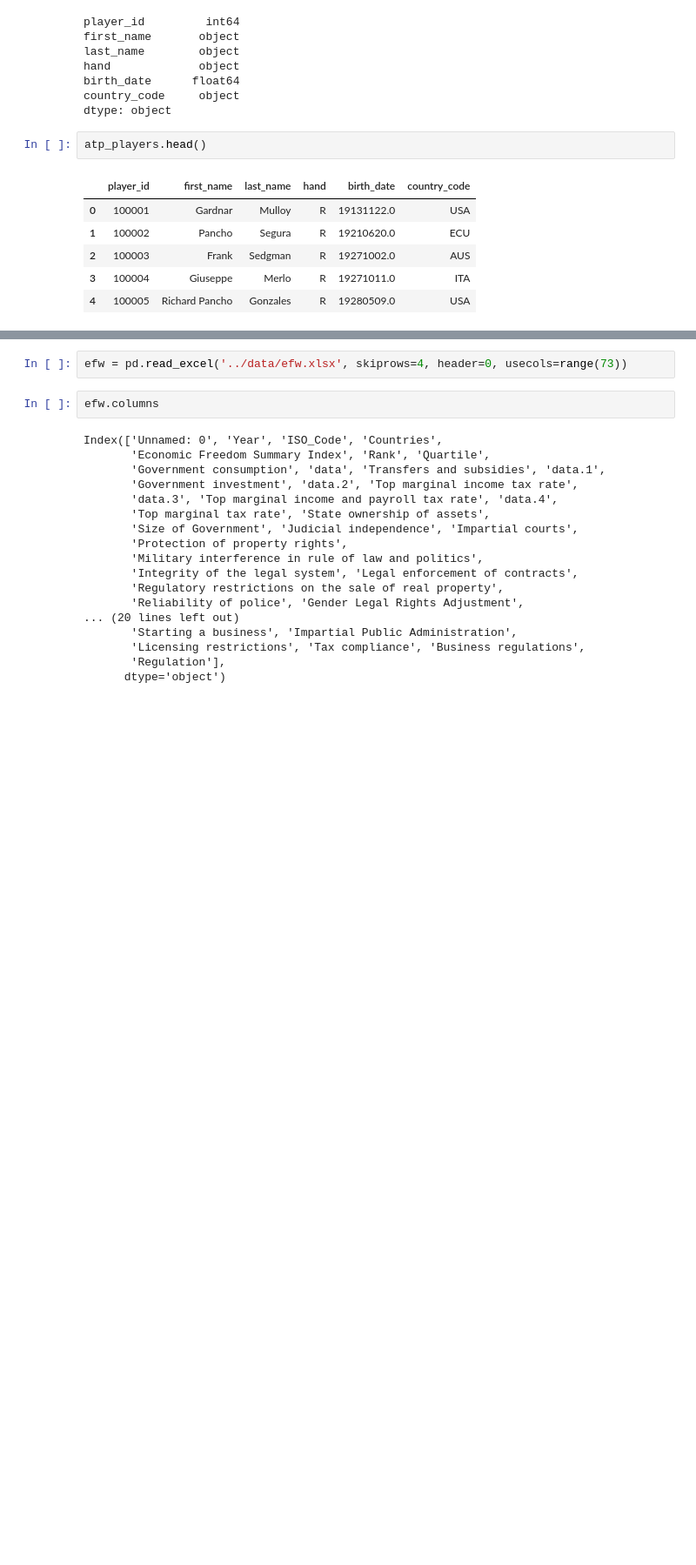
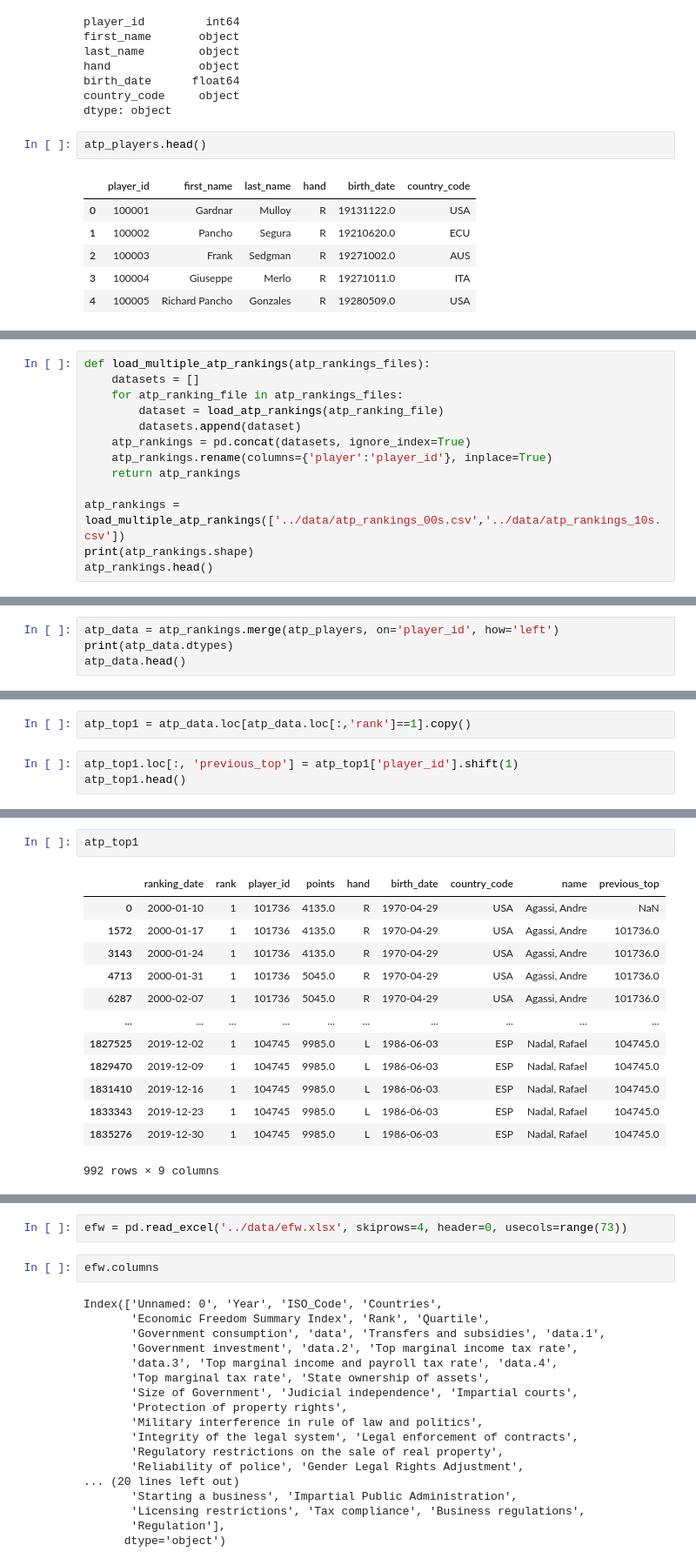
Before and after one commit to AaltoSciComp/data-analysis-workflows-course, a Jupyter notebook: python_exercises/ch2-python-lecture.ipynb, the cells around one changed output, grey strips where cells are left out. Shown: that part at 87% size. Cells and saved outputs as stored; diff of their text form; blank space fills up the shorter version.

```diff
--- a/python_exercises/ch2-python-lecture.ipynb
+++ b/python_exercises/ch2-python-lecture.ipynb
@@ -124,0 +172,13 @@ dtype: object
+# %%
+def load_multiple_atp_rankings(atp_rankings_files):
+    datasets = []
+    for atp_ranking_file in atp_rankings_files:
+        dataset = load_atp_rankings(atp_ranking_file)
+        datasets.append(dataset)
+    atp_rankings = pd.concat(datasets, ignore_index=True)
+    atp_rankings.rename(columns={'player':'player_id'}, inplace=True)
+    return atp_rankings
+
+atp_rankings = load_multiple_atp_rankings(['../data/atp_rankings_00s.csv','../data/atp_rankings_10s.csv'])
+print(atp_rankings.shape)
+atp_rankings.head()
@@ -124,0 +193,4 @@ dtype: object
+# %%
+atp_data = atp_rankings.merge(atp_players, on='player_id', how='left')
+print(atp_data.dtypes)
+atp_data.head()
@@ -124,0 +213,5 @@ dtype: object
+# %%
+atp_top1 = atp_data.loc[atp_data.loc[:,'rank']==1].copy()
+# %%
+atp_top1.loc[:, 'previous_top'] = atp_top1['player_id'].shift(1)
+atp_top1.head()
@@ -124,0 +225,16 @@ dtype: object
+# %%
+atp_top1
+# %% [output]
+|  | ranking_date | rank | player_id | points | hand | birth_date | country_code | name | previous_top |
+| 0 | 2000-01-10 | 1 | 101736 | 4135.0 | R | 1970-04-29 | USA | Agassi, Andre | NaN |
+| 1572 | 2000-01-17 | 1 | 101736 | 4135.0 | R | 1970-04-29 | USA | Agassi, Andre | 101736.0 |
+| 3143 | 2000-01-24 | 1 | 101736 | 4135.0 | R | 1970-04-29 | USA | Agassi, Andre | 101736.0 |
+| 4713 | 2000-01-31 | 1 | 101736 | 5045.0 | R | 1970-04-29 | USA | Agassi, Andre | 101736.0 |
+| 6287 | 2000-02-07 | 1 | 101736 | 5045.0 | R | 1970-04-29 | USA | Agassi, Andre | 101736.0 |
+| ... | ... | ... | ... | ... | ... | ... | ... | ... | ... |
+| 1827525 | 2019-12-02 | 1 | 104745 | 9985.0 | L | 1986-06-03 | ESP | Nadal, Rafael | 104745.0 |
+| 1829470 | 2019-12-09 | 1 | 104745 | 9985.0 | L | 1986-06-03 | ESP | Nadal, Rafael | 104745.0 |
+| 1831410 | 2019-12-16 | 1 | 104745 | 9985.0 | L | 1986-06-03 | ESP | Nadal, Rafael | 104745.0 |
+| 1833343 | 2019-12-23 | 1 | 104745 | 9985.0 | L | 1986-06-03 | ESP | Nadal, Rafael | 104745.0 |
+| 1835276 | 2019-12-30 | 1 | 104745 | 9985.0 | L | 1986-06-03 | ESP | Nadal, Rafael | 104745.0 |
+992 rows × 9 columns
```
Also changed, not shown: parts of 27 cells of this notebook, 2 other files.
